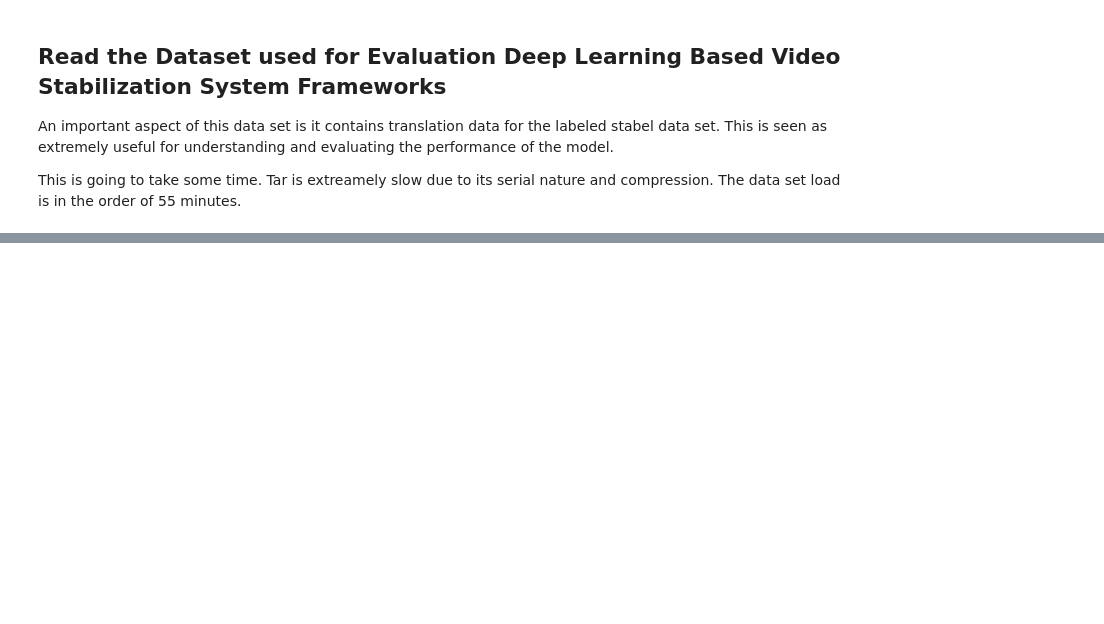
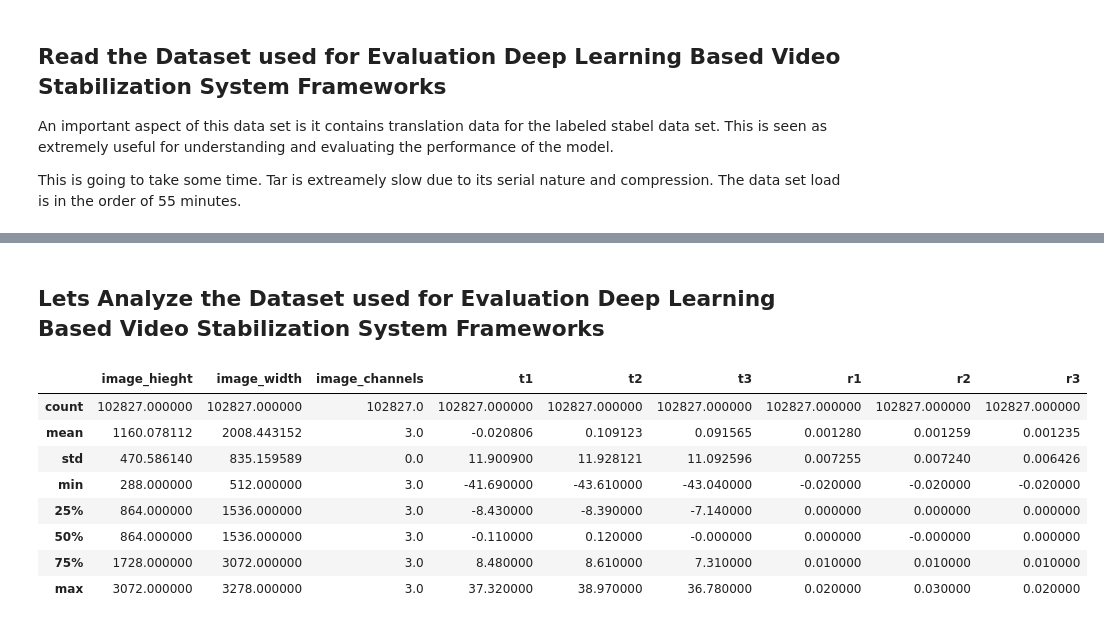
Before and after one commit to mgrandau/hand-tracking-stabilization, a Jupyter notebook: data-wrangling-exploration.ipynb, the cells around one changed output, grey strips where cells are left out. Drawn from its saved outputs; the diff is of its cells as text; code cells hidden in the pictures; blank space fills up the shorter version.

Commit message:
Data Wrangling for Capstone
Look at 2 Data sets that could be used for model training.

```diff
--- a/data-wrangling-exploration.ipynb
+++ b/data-wrangling-exploration.ipynb
@@ -152,0 +249,3 @@ Wall time: 53min 23s
+# %%
+good_samples = df[(df['unstable_file_is_valid']) & (df['stable_file_is_valid']) ]
+good_samples
@@ -152,0 +272,37 @@ Wall time: 53min 23s
+# %%
+%%time
+
+frames = pandas.DataFrame()
+
+for index, row in good_samples.iterrows():
+    #if int(row['video_number']) > 1 :
+    #    break
+
+    unstable_video_being_processed = row['unstable_file_name']
+    print(f'video_being_processed: {unstable_video_being_processed}')
+    vidcap = cv2.VideoCapture(unstable_video_being_processed)
+    success,image = vidcap.read()
+
+    if success:
+        transitions = pandas.read_csv(row['transition_file_name'], header=None, delimiter=r"\s+")
+        rotations = pandas.read_csv(row['rotation_file_name'], header=None, delimiter=r"\s+")
+
+    frame_number = 0
+    while success:
+        row['frame_number'] = frame_number
+        row['image_hieght'] = image.shape[0]
+        row['image_width'] = image.shape[1]
+        row['image_channels'] = image.shape[2]
+        row['t1'] = transitions.loc[frame_number][0]
+        row['t2'] = transitions.loc[frame_number][1]
+        row['t3'] = transitions.loc[frame_number][2]
+        row['r1'] = rotations.loc[frame_number][0]
+        row['r2'] = rotations.loc[frame_number][1]
+        row['r3'] = rotations.loc[frame_number][2]
+
+        frames = frames.append(row)
+        frame_number +=1
+
+        success,image = vidcap.read()
+
+frames
@@ -152,0 +342,14 @@ Wall time: 53min 23s
+# %% [markdown]
+## Lets Analyze the Dataset used for Evaluation Deep Learning Based Video Stabilization System Frameworks
+# %%
+frames[['image_hieght','image_width','image_channels','t1','t2','t3','r1','r2','r3']].describe()
+# %% [output]
+|  | image_hieght | image_width | image_channels | t1 | t2 | t3 | r1 | r2 | r3 |
+| count | 102827.000000 | 102827.000000 | 102827.0 | 102827.000000 | 102827.000000 | 102827.000000 | 102827.000000 | 102827.000000 | 102827.000000 |
+| mean | 1160.078112 | 2008.443152 | 3.0 | -0.020806 | 0.109123 | 0.091565 | 0.001280 | 0.001259 | 0.001235 |
+| std | 470.586140 | 835.159589 | 0.0 | 11.900900 | 11.928121 | 11.092596 | 0.007255 | 0.007240 | 0.006426 |
+| min | 288.000000 | 512.000000 | 3.0 | -41.690000 | -43.610000 | -43.040000 | -0.020000 | -0.020000 | -0.020000 |
+| 25% | 864.000000 | 1536.000000 | 3.0 | -8.430000 | -8.390000 | -7.140000 | 0.000000 | 0.000000 | 0.000000 |
+| 50% | 864.000000 | 1536.000000 | 3.0 | -0.110000 | 0.120000 | -0.000000 | 0.000000 | -0.000000 | 0.000000 |
+| 75% | 1728.000000 | 3072.000000 | 3.0 | 8.480000 | 8.610000 | 7.310000 | 0.010000 | 0.010000 | 0.010000 |
+| max | 3072.000000 | 3278.000000 | 3.0 | 37.320000 | 38.970000 | 36.780000 | 0.020000 | 0.030000 | 0.020000 |
```
Also changed, not shown: parts of 15 cells of this notebook.
